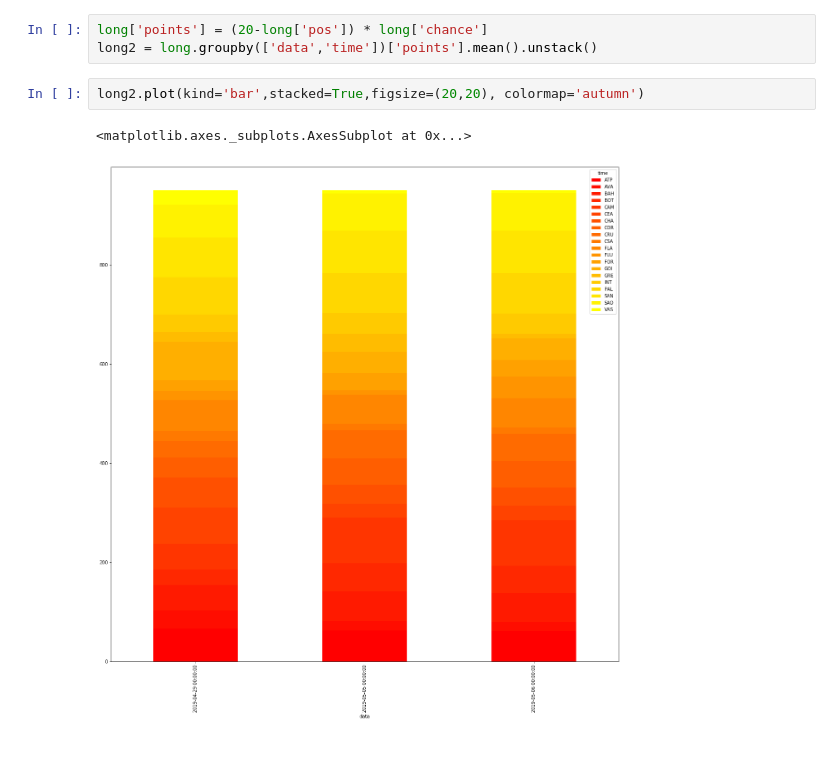
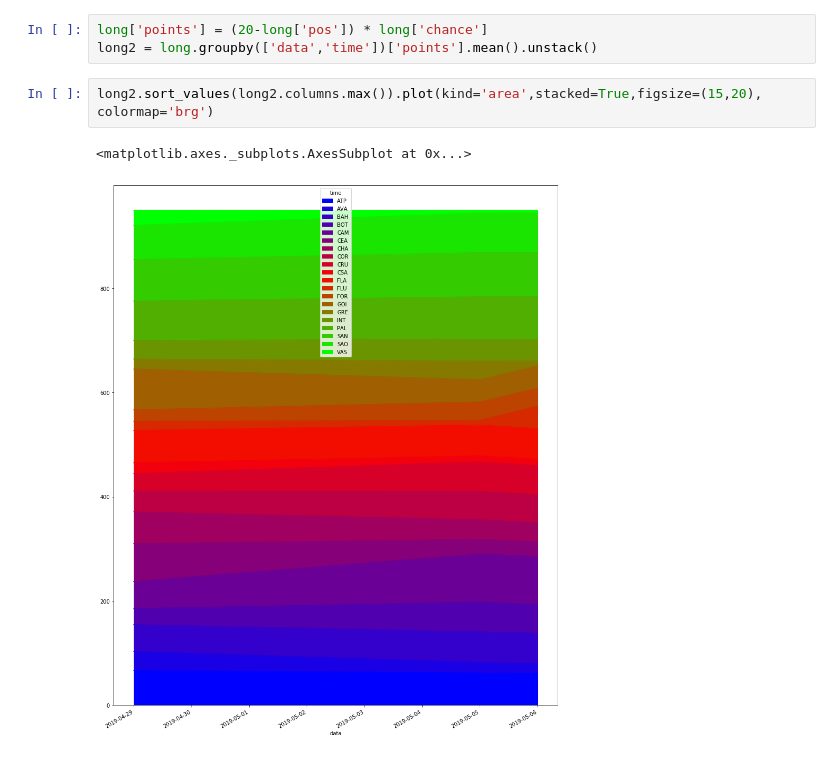
Before and after one commit to lfkopp/brasileirao, a Jupyter notebook: graphs.ipynb, the cells around one changed output. Saved outputs shown, nothing was run; the diff lists cells and outputs as text.

```diff
--- a/graphs.ipynb
+++ b/graphs.ipynb
@@ -33,9 +33,9 @@ long.data = pd.to_datetime(long.data)
 long['points'] = (20-long['pos']) * long['chance']
 long2 = long.groupby(['data','time'])['points'].mean().unstack()
 # %%
-long2.plot(kind='bar',stacked=True,figsize=(20,20), colormap='autumn')
+long2.sort_values(long2.columns.max()).plot(kind='area',stacked=True,figsize=(15,20), colormap='brg')
 # %% [output]
 <matplotlib.axes._subplots.AxesSubplot at 0x...>
-[figure, old version]
+[figure, new version]
 # %%
 long2 = long.groupby(['time','data'])['points'].mean().unstack()
```
Also changed, not shown: parts of 1 cell of this notebook.
